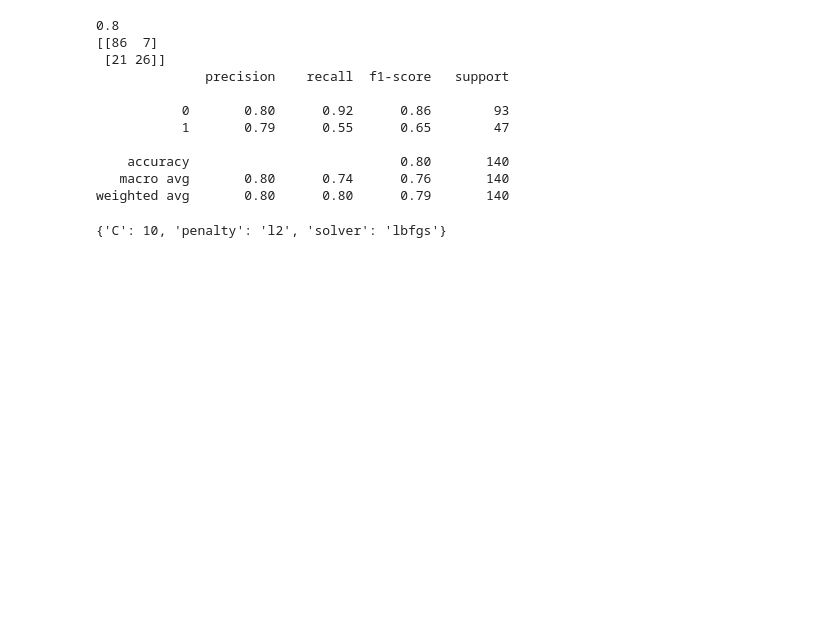
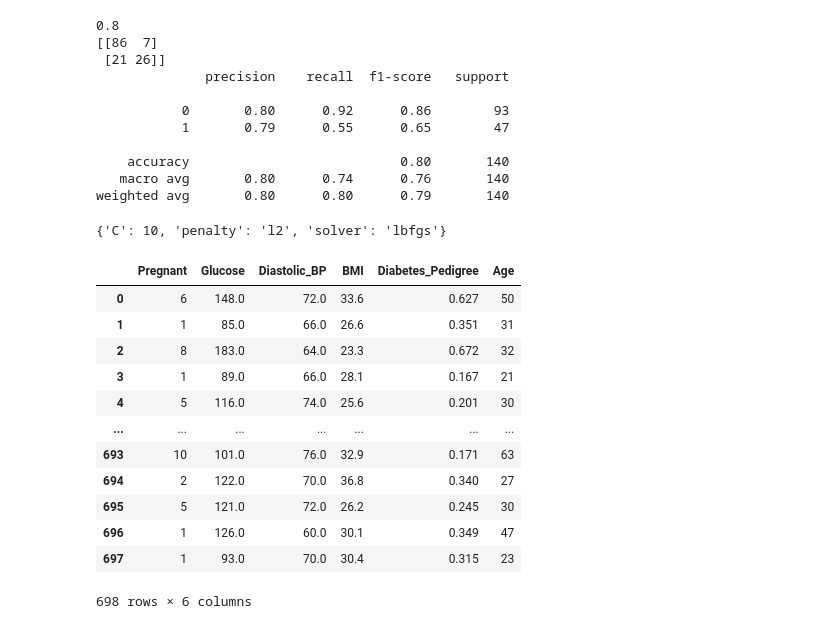
Before and after one commit to bhaskarkumar1667/diabetes_model, a Jupyter notebook: notebooks/model_training.ipynb, the cells around one changed output. Saved outputs shown, nothing was run; the diff lists cells and outputs as text; code cells hidden in the pictures; blank space fills up the shorter version.

```diff
--- a/model_training.ipynb
+++ b/notebooks/model_training.ipynb
@@ -120,0 +129,16 @@ grid.best_params_
+# %%
+X
+# %% [output]
+|  | Pregnant | Glucose | Diastolic_BP | BMI | Diabetes_Pedigree | Age |
+| 0 | 6 | 148.0 | 72.0 | 33.6 | 0.627 | 50 |
+| 1 | 1 | 85.0 | 66.0 | 26.6 | 0.351 | 31 |
+| 2 | 8 | 183.0 | 64.0 | 23.3 | 0.672 | 32 |
+| 3 | 1 | 89.0 | 66.0 | 28.1 | 0.167 | 21 |
+| 4 | 5 | 116.0 | 74.0 | 25.6 | 0.201 | 30 |
+| ... | ... | ... | ... | ... | ... | ... |
+| 693 | 10 | 101.0 | 76.0 | 32.9 | 0.171 | 63 |
+| 694 | 2 | 122.0 | 70.0 | 36.8 | 0.340 | 27 |
+| 695 | 5 | 121.0 | 72.0 | 26.2 | 0.245 | 30 |
+| 696 | 1 | 126.0 | 60.0 | 30.1 | 0.349 | 47 |
+| 697 | 1 | 93.0 | 70.0 | 30.4 | 0.315 | 23 |
+698 rows × 6 columns
```
Also changed, not shown: parts of 1 cell of this notebook, 8 other files.
